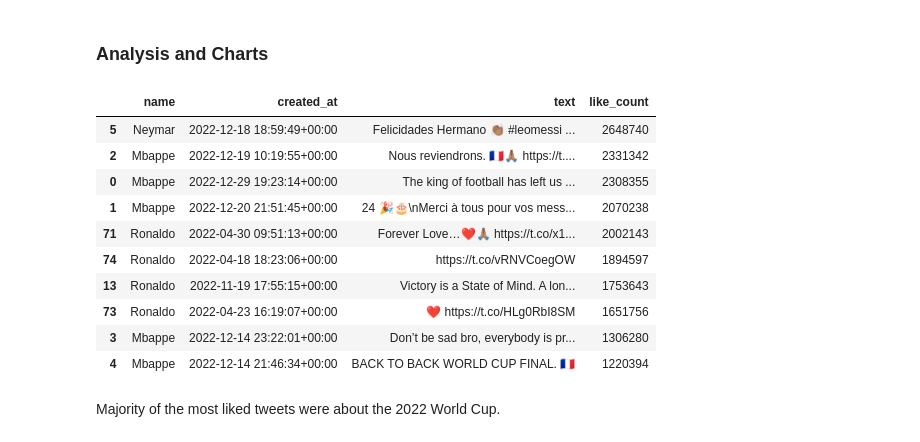
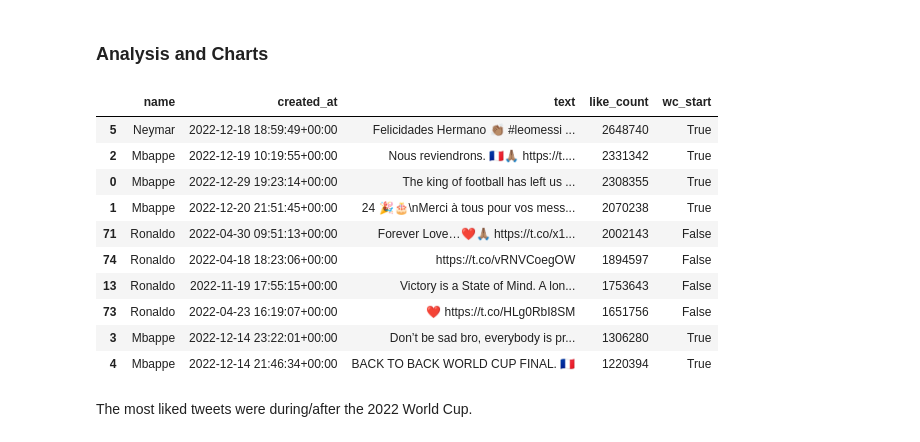
Before and after one commit to seanjkk/projects, a Jupyter notebook: twitter-etl-football-project/analysis.ipynb, the cells around one changed output. Cells and saved outputs as stored; diff of their text form; code cells hidden in the pictures.

```diff
--- a/twitter-etl-football-project/analysis.ipynb
+++ b/twitter-etl-football-project/analysis.ipynb
@@ -78,23 +85,23 @@ df.to_csv('data/tweets_formatted.csv')
 # %%
 df = pd.read_csv('data/tweets_formatted.csv', parse_dates=['created_at'], index_col=0)
 # %%
-most_liked = df[['name', 'created_at', 'text', 'like_count']].copy()
+most_liked = df[['name', 'created_at', 'text', 'like_count', 'wc_start']].copy()
 
 most_liked.sort_values(by='like_count', ascending=False).head(10)
 # %% [output]
-|  | name | created_at | text | like_count |
-| 5 | Neymar | 2022-12-18 18:59:49+00:00 | Felicidades Hermano 👏🏽 #leomessi ... | 2648740 |
-| 2 | Mbappe | 2022-12-19 10:19:55+00:00 | Nous reviendrons. 🇫🇷🙏🏽 https://t.... | 2331342 |
-| 0 | Mbappe | 2022-12-29 19:23:14+00:00 | The king of football has left us ... | 2308355 |
-| 1 | Mbappe | 2022-12-20 21:51:45+00:00 | 24 🎉🎂\nMerci à tous pour vos mess... | 2070238 |
-| 71 | Ronaldo | 2022-04-30 09:51:13+00:00 | Forever Love…❤️🙏🏽 https://t.co/x1... | 2002143 |
-| 74 | Ronaldo | 2022-04-18 18:23:06+00:00 | https://t.co/vRNVCoegOW | 1894597 |
-| 13 | Ronaldo | 2022-11-19 17:55:15+00:00 | Victory is a State of Mind. A lon... | 1753643 |
-| 73 | Ronaldo | 2022-04-23 16:19:07+00:00 | ❤️ https://t.co/HLg0RbI8SM | 1651756 |
-| 3 | Mbappe | 2022-12-14 23:22:01+00:00 | Don’t be sad bro, everybody is pr... | 1306280 |
-| 4 | Mbappe | 2022-12-14 21:46:34+00:00 | BACK TO BACK WORLD CUP FINAL. 🇫🇷 | 1220394 |
+|  | name | created_at | text | like_count | wc_start |
+| 5 | Neymar | 2022-12-18 18:59:49+00:00 | Felicidades Hermano 👏🏽 #leomessi ... | 2648740 | True |
+| 2 | Mbappe | 2022-12-19 10:19:55+00:00 | Nous reviendrons. 🇫🇷🙏🏽 https://t.... | 2331342 | True |
+| 0 | Mbappe | 2022-12-29 19:23:14+00:00 | The king of football has left us ... | 2308355 | True |
+| 1 | Mbappe | 2022-12-20 21:51:45+00:00 | 24 🎉🎂\nMerci à tous pour vos mess... | 2070238 | True |
+| 71 | Ronaldo | 2022-04-30 09:51:13+00:00 | Forever Love…❤️🙏🏽 https://t.co/x1... | 2002143 | False |
+| 74 | Ronaldo | 2022-04-18 18:23:06+00:00 | https://t.co/vRNVCoegOW | 1894597 | False |
+| 13 | Ronaldo | 2022-11-19 17:55:15+00:00 | Victory is a State of Mind. A lon... | 1753643 | False |
+| 73 | Ronaldo | 2022-04-23 16:19:07+00:00 | ❤️ https://t.co/HLg0RbI8SM | 1651756 | False |
+| 3 | Mbappe | 2022-12-14 23:22:01+00:00 | Don’t be sad bro, everybody is pr... | 1306280 | True |
+| 4 | Mbappe | 2022-12-14 21:46:34+00:00 | BACK TO BACK WORLD CUP FINAL. 🇫🇷 | 1220394 | True |
 # %% [markdown]
-Majority of the most liked tweets were about the 2022 World Cup.
+The most liked tweets were during/after the 2022 World Cup.
 # %%
 df1 = df[['created_at', 'name']].copy()
 df1 = df1.assign(cumulative_count = df1.groupby(by=['name'], as_index=False).cumcount()+1)
```
Also changed, not shown: parts of 5 cells of this notebook, 1 other file.
